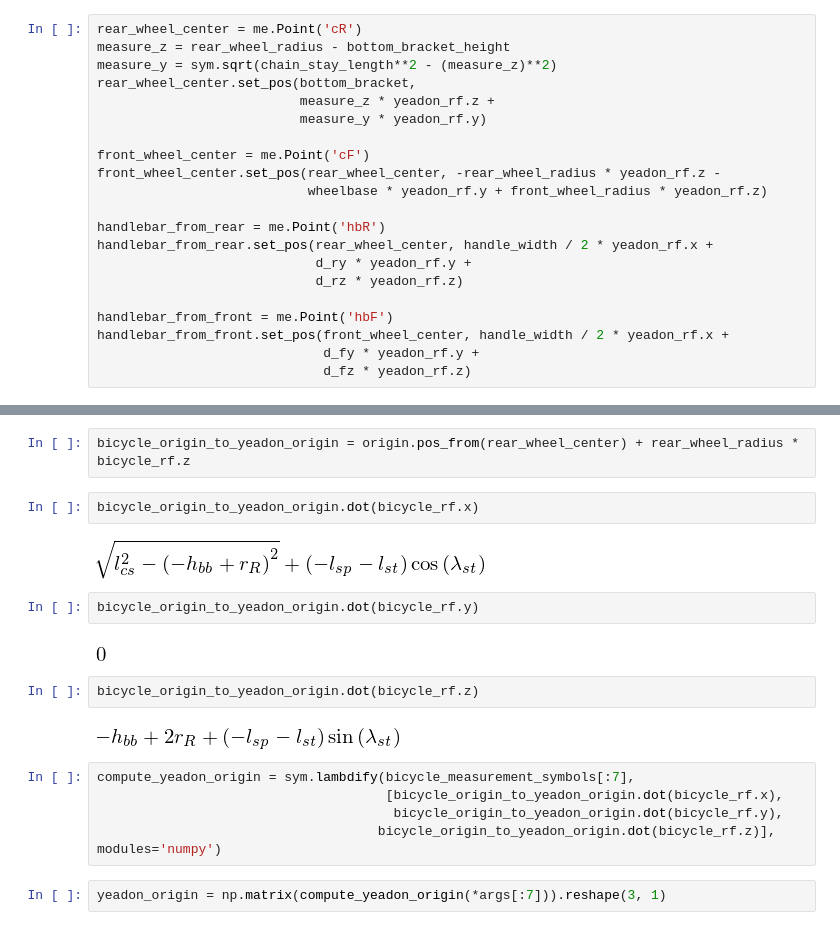
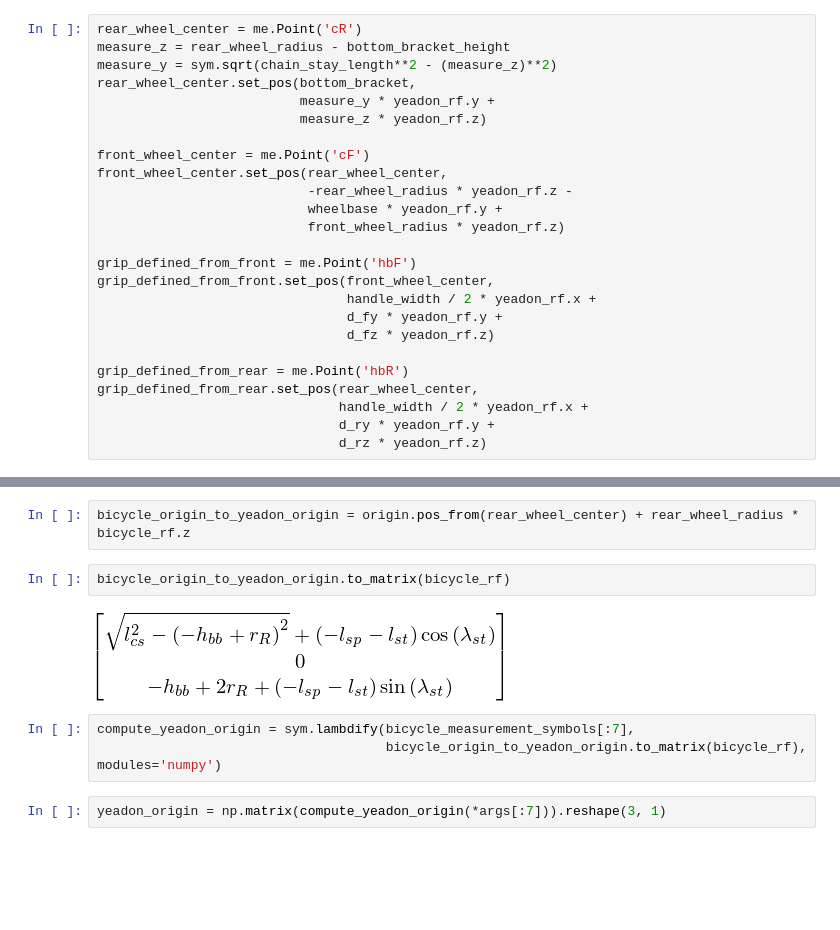
Before and after one commit to chrisdembia/python-yeadon-paper, a Jupyter notebook: src/bicycle_example.ipynb, the cells around one changed output, grey strips where cells are left out. Cells and saved outputs as stored; diff of their text form; blank space fills up the shorter version.

```diff
--- a/src/bicycle_example.ipynb
+++ b/src/bicycle_example.ipynb
@@ -223,20 +223,24 @@ rear_wheel_center = me.Point('cR')
 measure_z = rear_wheel_radius - bottom_bracket_height
 measure_y = sym.sqrt(chain_stay_length**2 - (measure_z)**2)
 rear_wheel_center.set_pos(bottom_bracket,
-                          measure_z * yeadon_rf.z +
-                          measure_y * yeadon_rf.y)
+                          measure_y * yeadon_rf.y +
+                          measure_z * yeadon_rf.z)
 
 front_wheel_center = me.Point('cF')
-front_wheel_center.set_pos(rear_wheel_center, -rear_wheel_radius * yeadon_rf.z -
-                           wheelbase * yeadon_rf.y + front_wheel_radius * yeadon_rf.z)
+front_wheel_center.set_pos(rear_wheel_center,
+                           -rear_wheel_radius * yeadon_rf.z -
+                           wheelbase * yeadon_rf.y +
+                           front_wheel_radius * yeadon_rf.z)
 
-handlebar_from_rear = me.Point('hbR')
-handlebar_from_rear.set_pos(rear_wheel_center, handle_width / 2 * yeadon_rf.x +
-                            d_ry * yeadon_rf.y +
-                            d_rz * yeadon_rf.z)
+grip_defined_from_front = me.Point('hbF')
+grip_defined_from_front.set_pos(front_wheel_center,
+                                handle_width / 2 * yeadon_rf.x +
+                                d_fy * yeadon_rf.y +
+                                d_fz * yeadon_rf.z)
 
-handlebar_from_front = me.Point('hbF')
-handlebar_from_front.set_pos(front_wheel_center, handle_width / 2 * yeadon_rf.x +
-                             d_fy * yeadon_rf.y +
-                             d_fz * yeadon_rf.z)
+grip_defined_from_rear = me.Point('hbR')
+grip_defined_from_rear.set_pos(rear_wheel_center,
+                               handle_width / 2 * yeadon_rf.x +
+                               d_ry * yeadon_rf.y +
+                               d_rz * yeadon_rf.z)
 # %% [markdown]
@@ -586,22 +606,12 @@ Now if we assume the human is rigidly affixed to the rear bicycle frame we can c
 # %%
 bicycle_origin_to_yeadon_origin = origin.pos_from(rear_wheel_center) + rear_wheel_radius * bicycle_rf.z
 # %%
-bicycle_origin_to_yeadon_origin.dot(bicycle_rf.x)
+bicycle_origin_to_yeadon_origin.to_matrix(bicycle_rf)
 # %% [output]
-[figure, old version]
+[figure, new version]
-# %%
-bicycle_origin_to_yeadon_origin.dot(bicycle_rf.y)
-# %% [output]
-[figure, removed]
-# %%
-bicycle_origin_to_yeadon_origin.dot(bicycle_rf.z)
-# %% [output]
-[figure, removed]
 # %%
 compute_yeadon_origin = sym.lambdify(bicycle_measurement_symbols[:7],
-                                     [bicycle_origin_to_yeadon_origin.dot(bicycle_rf.x),
-                                      bicycle_origin_to_yeadon_origin.dot(bicycle_rf.y),
-                                    bicycle_origin_to_yeadon_origin.dot(bicycle_rf.z)], modules='numpy')
+                                     bicycle_origin_to_yeadon_origin.to_matrix(bicycle_rf), modules='numpy')
 # %%
 yeadon_origin = np.matrix(compute_yeadon_origin(*args[:7])).reshape(3, 1)
 # %%
```
Also changed, not shown: parts of 44 cells of this notebook.
